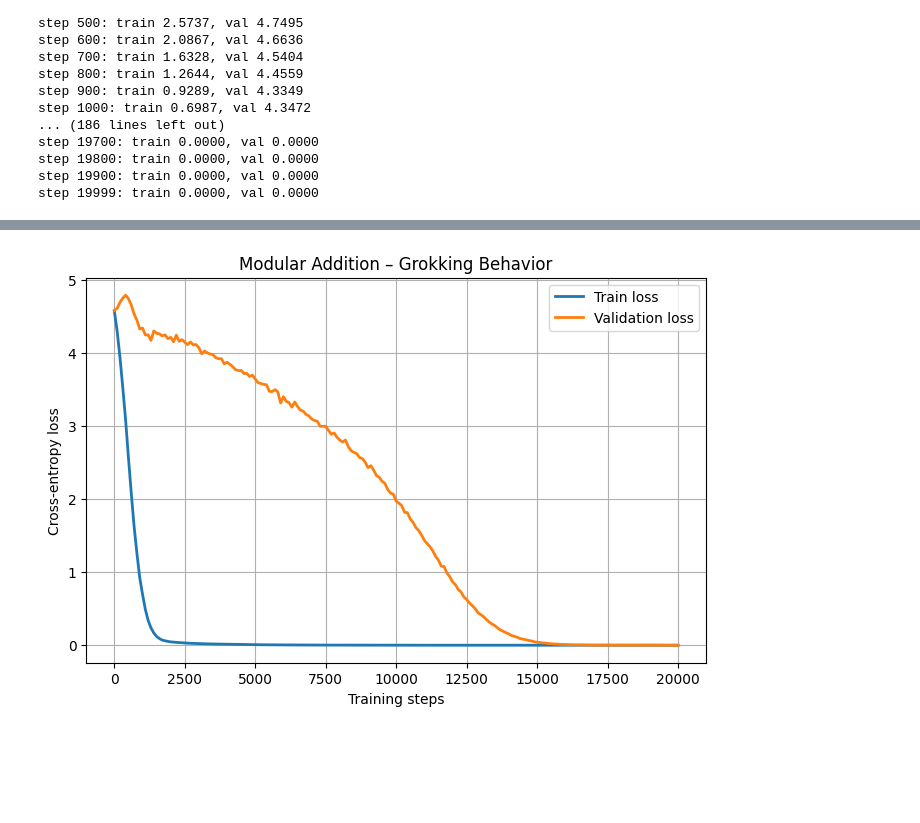
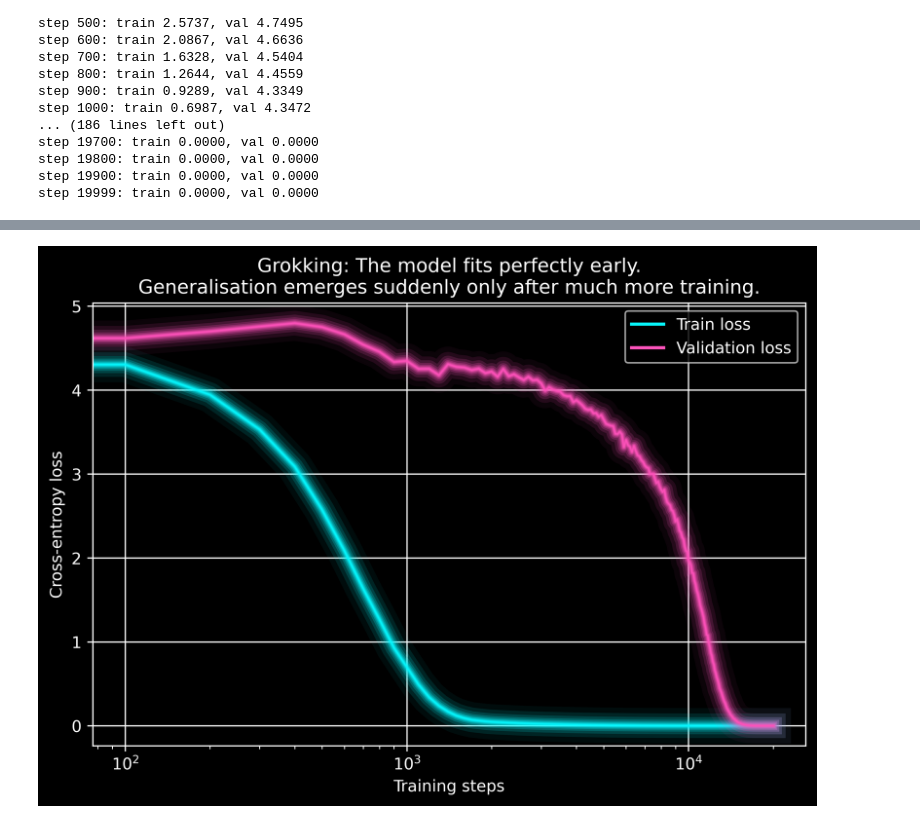
Before and after one commit to KunkelAlexander/lets-play-with-gpts, a Jupyter notebook: 2_grokking.ipynb, the cells around one changed output, grey strips where cells are left out. Drawn from its saved outputs; the diff is of its cells as text; code cells hidden in the pictures; blank space fills up the shorter version.

```diff
--- a/2_grokking.ipynb
+++ b/2_grokking.ipynb
@@ -156,16 +174,48 @@ step 19999: train 0.0000, val 0.0000
 # %%
-import matplotlib.pyplot as plts
+import matplotlib.pyplot as plt
+import numpy as np
+from matplotlib.lines import Line2D
 
-plt.figure(figsize=(8, 5))
-plt.plot(steps, train_losses, label="Train loss", linewidth=2)
-plt.plot(steps, val_losses, label="Validation loss", linewidth=2)
+plt.figure(figsize=(8, 5), dpi=600)
+plt.style.use("dark_background")
 
+def neon_plot(x, y, c="#08F7FE"):
+    linewidths     = np.logspace(-5, 5, 20, base=2)
+    transparencies = np.linspace(1, 0, 20)
+
+    for i, (lw, alpha) in enumerate(zip(linewidths, transparencies)):
+        plt.plot(
+            x, y,
+            color=c,
+            lw=lw,
+            alpha=alpha
+        )
+
+# Neon colours
+train_color = "#08F7FE"  # cyan
+val_color   = "#FE53BB"  # magenta
+
+neon_plot(steps, train_losses, c=train_color)
+neon_plot(steps, val_losses,   c=val_color)
+
+
+
+# --- Manual legend ---
+legend_elements = [
+    Line2D([0], [0], color=train_color, lw=2, label="Train loss"),
+    Line2D([0], [0], color=val_color,   lw=2, label="Validation loss"),
+]
+
+plt.legend(handles=legend_elements)
+plt.grid(True)
+
+
+plt.xscale("log")
 plt.xlabel("Training steps")
 plt.ylabel("Cross-entropy loss")
-plt.title("Modular Addition – Grokking Behavior")
-plt.legend()
-plt.grid(True)
+plt.title("Grokking: The model fits perfectly early.\nGeneralisation emerges suddenly only after much more training.")
 
+plt.savefig("2_grokking.png")
 plt.show()
 # %% [output]
-[figure, old version]
+[figure, new version]
```
Also changed, not shown: parts of 1 cell of this notebook, 2 other files.
